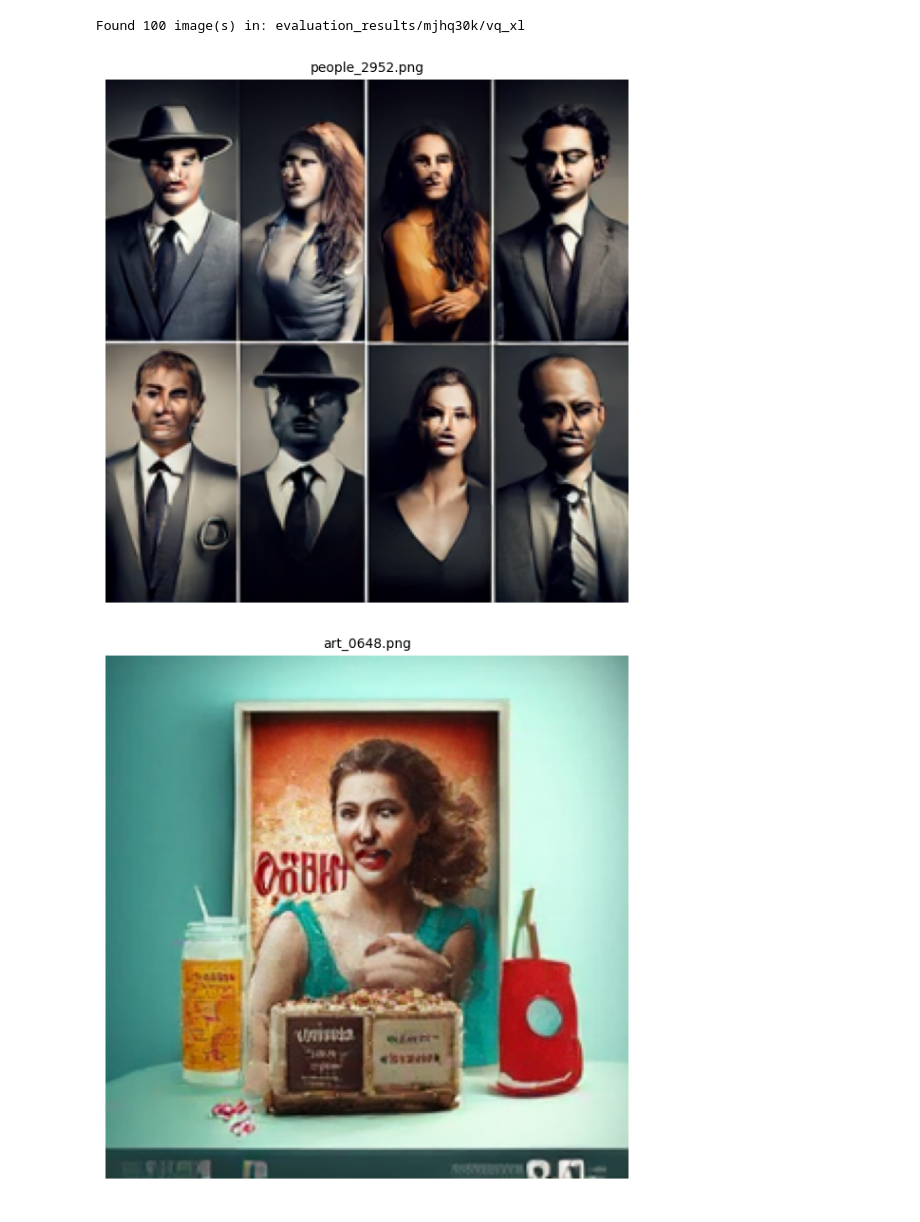
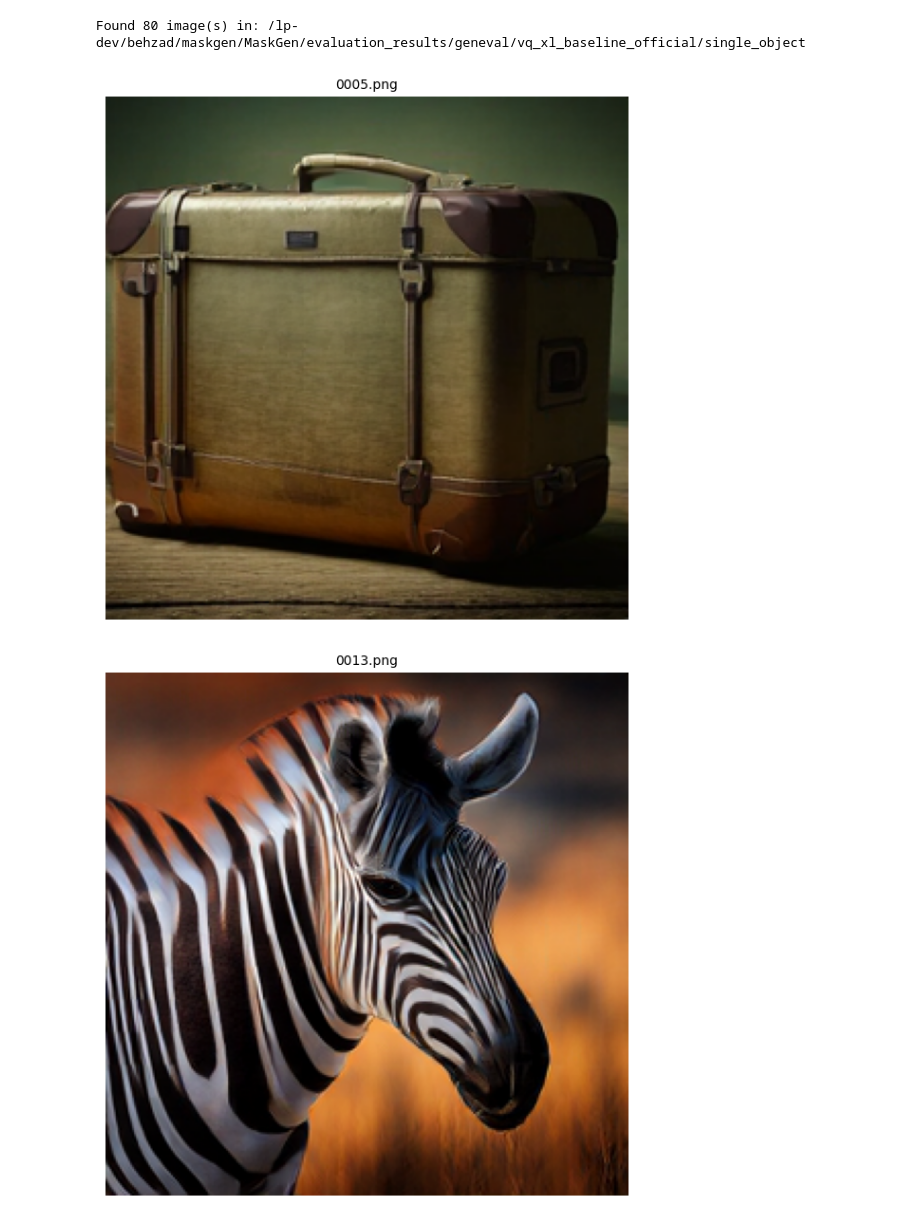
Before and after one commit to Hejrati/MaskGen, a Jupyter notebook: viz.ipynb, the cells around one changed output. Cells and saved outputs as stored; diff of their text form; code cells hidden in the pictures.

```diff
--- a/viz.ipynb
+++ b/viz.ipynb
@@ -5,34 +5,36 @@ import math
 
 import matplotlib.pyplot as plt
 
 # Directory from the notebook context
-image_dir = Path("evaluation_results/mjhq30k/vq_xl")
+image_dir = Path("/lp-dev/behzad/maskgen/MaskGen/evaluation_results/geneval/vq_xl_baseline_official/single_object")
+# image_dir = Path("evaluation_results/geneval/vq_xl_revised/counting")
+
 # image_dir = Path("evaluation_results")
 
 
 # Find image files (recursive)
 valid_exts = {".jpg", ".jpeg", ".png", ".bmp", ".gif", ".webp", ".tiff"}
 image_paths = [p for p in image_dir.iterdir() if p.is_file() and p.suffix.lower() in valid_exts]
 
 print(f"Found {len(image_paths)} image(s) in: {image_dir}")
 
 if image_paths:
     i=0
     for img_path in image_paths:
         i += 1
         img = Image.open(img_path)
 
         plt.figure(figsize=(6, 6))
         plt.imshow(img)
         plt.title(img_path.name, fontsize=10)
         plt.axis("off")
         plt.tight_layout()
         plt.show()
         if i >= 4:  # Limit to showing first 5 images
             break
 else:
     print("No image files found.")
 # %% [output]
-Found 100 image(s) in: evaluation_results/mjhq30k/vq_xl
+Found 80 image(s) in: /lp-dev/behzad/maskgen/MaskGen/evaluation_results/geneval/vq_xl_baseline_official/single_object
-[figure, old version]
+[figure, new version]
-[figure, old version]
+[figure, new version]
```
Also changed, not shown: parts of 2 cells of this notebook, 5 other files.
